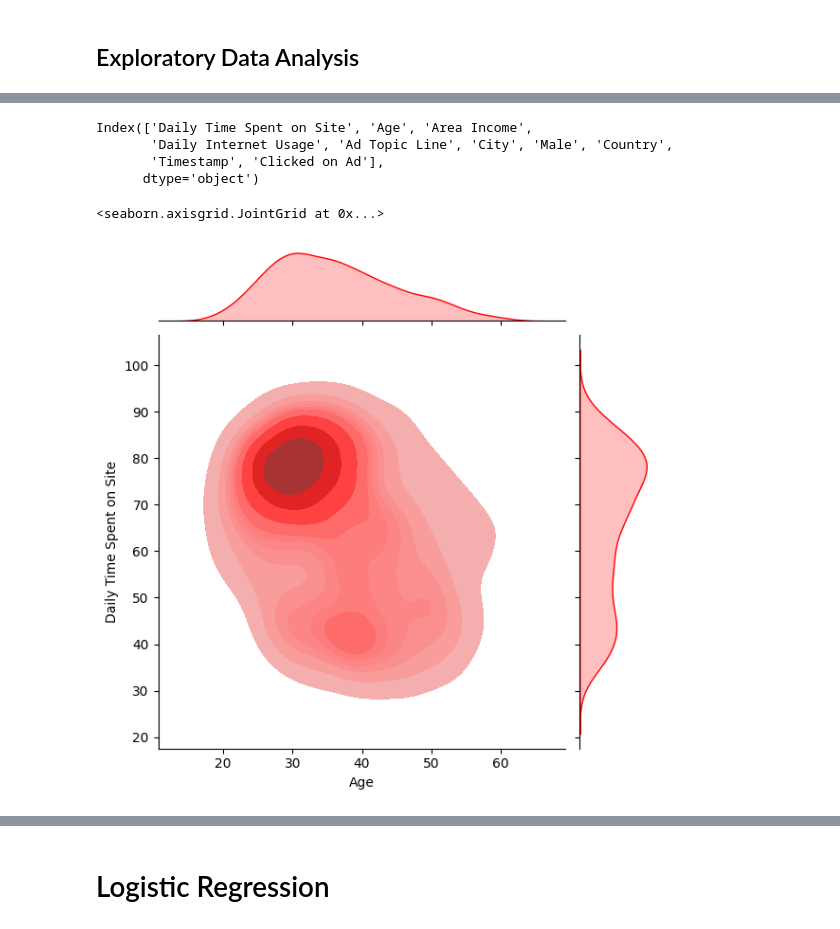
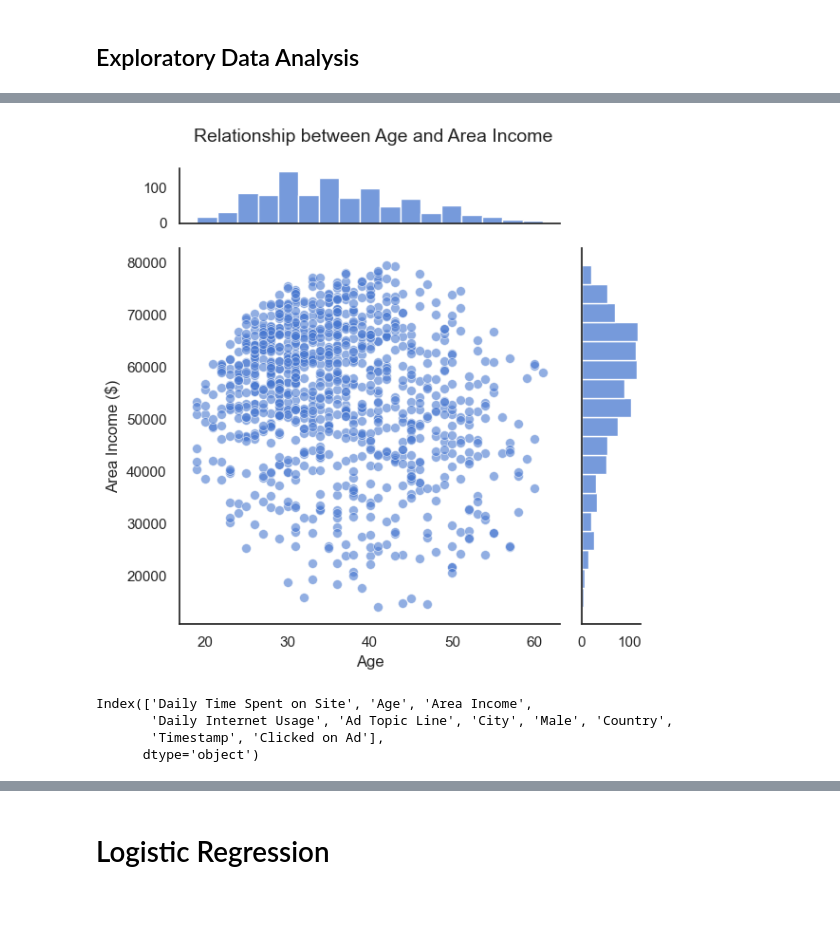
Before and after one commit to LouMeziere/Logistic-Regression-Project, a Jupyter notebook: 02-Logistic Regression Project.ipynb, the cells around one changed output, grey strips where cells are left out. Saved outputs shown, nothing was run; the diff lists cells and outputs as text; code cells hidden in the pictures.

```diff
--- a/02-Logistic Regression Project.ipynb
+++ b/02-Logistic Regression Project.ipynb
@@ -69,3 +94,23 @@ sns.jointplot(data=ad_data, x='Age', y='Area Income')
+# %%
+# Set style and color palette
+sns.set_theme(style='white', palette='muted')
+
+# Create a joint plot to visualize the relationship between Age and Area Income
+joint = sns.jointplot(data=ad_data, x='Age', y='Area Income', kind='scatter',
+                      marginal_ticks=True, marker='o', s=50, alpha=0.6)
+
+# Customize plot elements
+joint.figure.suptitle('Relationship between Age and Area Income', fontsize=14)
+joint.ax_joint.set_xlabel('Age')
+joint.ax_joint.set_ylabel('Area Income ($)')
+
+# Adjust layout to prevent overlap of title with plot
+plt.tight_layout()
+
+# Display the plot
+plt.show()
+# %% [output]
+[figure, added]
 # %%
 ad_data.columns
 # %% [output]
@@ -73,8 +118,3 @@ Index(['Daily Time Spent on Site', 'Age', 'Area Income',
        'Daily Internet Usage', 'Ad Topic Line', 'City', 'Male', 'Country',
        'Timestamp', 'Clicked on Ad'],
       dtype='object')
-# %%
-sns.jointplot(data=ad_data, x='Age', y='Daily Time Spent on Site', kind='kde', color='red', fill=True)
-# %% [output]
-<seaborn.axisgrid.JointGrid at 0x...>
-[figure, removed]
```
Also changed, not shown: parts of 23 cells of this notebook.
